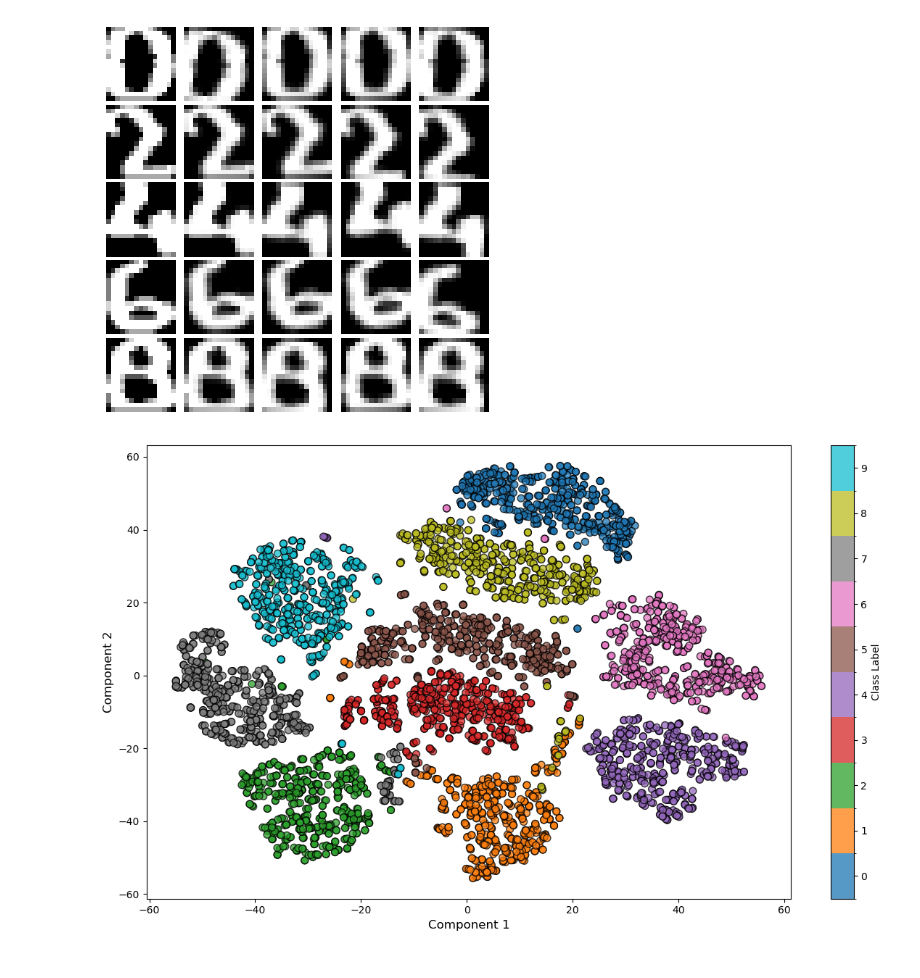
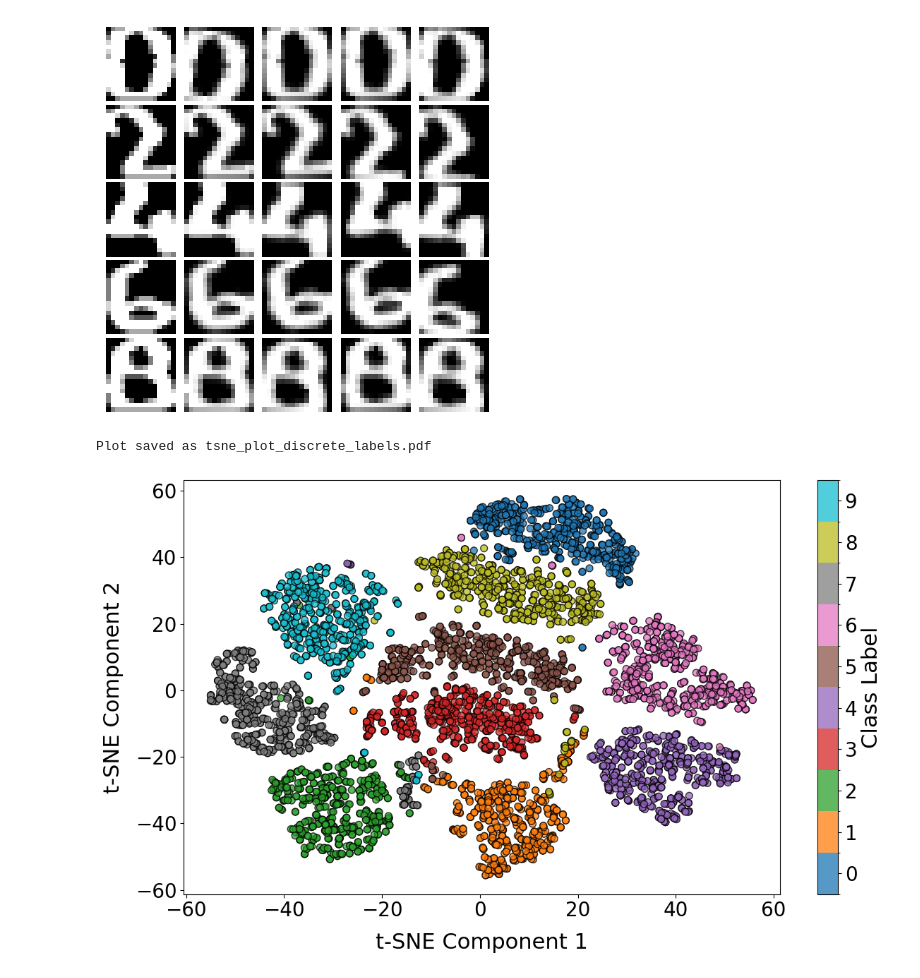
Before and after one commit to kevindemann/MachineLearningProject, a Jupyter notebook: src/testing.ipynb, the cells around one changed output. Cells and saved outputs as stored; diff of their text form; code cells hidden in the pictures.

Commit message:
fixed label size

```diff
--- a/src/testing.ipynb
+++ b/src/testing.ipynb
@@ -384,35 +373,44 @@ plot_sample_images_by_class(train_data_aug, num_classes=5, samples_per_class=5,
 # %%
 import matplotlib.pyplot as plt
 import numpy as np
 from sklearn.manifold import TSNE
 from matplotlib.colors import ListedColormap, BoundaryNorm
 
 cmap = plt.get_cmap("tab10")
 norm = BoundaryNorm(np.arange(-0.5, 10.5, 1), cmap.N)
 
 tsne = TSNE(n_components=2, perplexity=30, n_iter=500, learning_rate=300, random_state=42)
 train_data_2D = tsne.fit_transform(train_data_aug)
 
 plt.figure(figsize=(12, 7))
+
 scatter = plt.scatter(
     train_data_2D[:, 0], train_data_2D[:, 1],
     c=train_labels, cmap=cmap, norm=norm, alpha=0.75, s=50, edgecolors="black"
 )
 
 cbar = plt.colorbar(scatter, ticks=np.arange(10))
-cbar.set_label("Class Label")
+cbar.set_label("Class Label", fontsize=22)
 cbar.set_ticks(np.arange(10))
 cbar.set_ticklabels([str(i) for i in range(10)])
+cbar.ax.tick_params(labelsize=20)
 
-plt.xlabel("Component 1", fontsize=12)
-plt.ylabel("Component 2", fontsize=12)
-plt.xticks(fontsize=10)
-plt.yticks(fontsize=10)
+plt.xlabel("t-SNE Component 1", fontsize=22, labelpad=12)
+plt.ylabel("t-SNE Component 2", fontsize=22, labelpad=12)
+plt.xticks(fontsize=20)
+plt.yticks(fontsize=20)
+
 plt.grid(False)
+
 plt.tight_layout()
 
-plt.savefig("tsne_plot_discrete_labels.pdf", format="pdf", dpi=300, bbox_inches='tight')
+save_path = "tsne_plot_discrete_labels.pdf"
+plt.savefig(save_path, format="pdf", dpi=300, bbox_inches='tight')
+print(f"Plot saved as {save_path}")
 
 plt.show()
+
+plt.close()
 # %% [output]
+Plot saved as tsne_plot_discrete_labels.pdf
-[figure, old version]
+[figure, new version]
```
Also changed, not shown: parts of 1 cell of this notebook, 3 other files.
